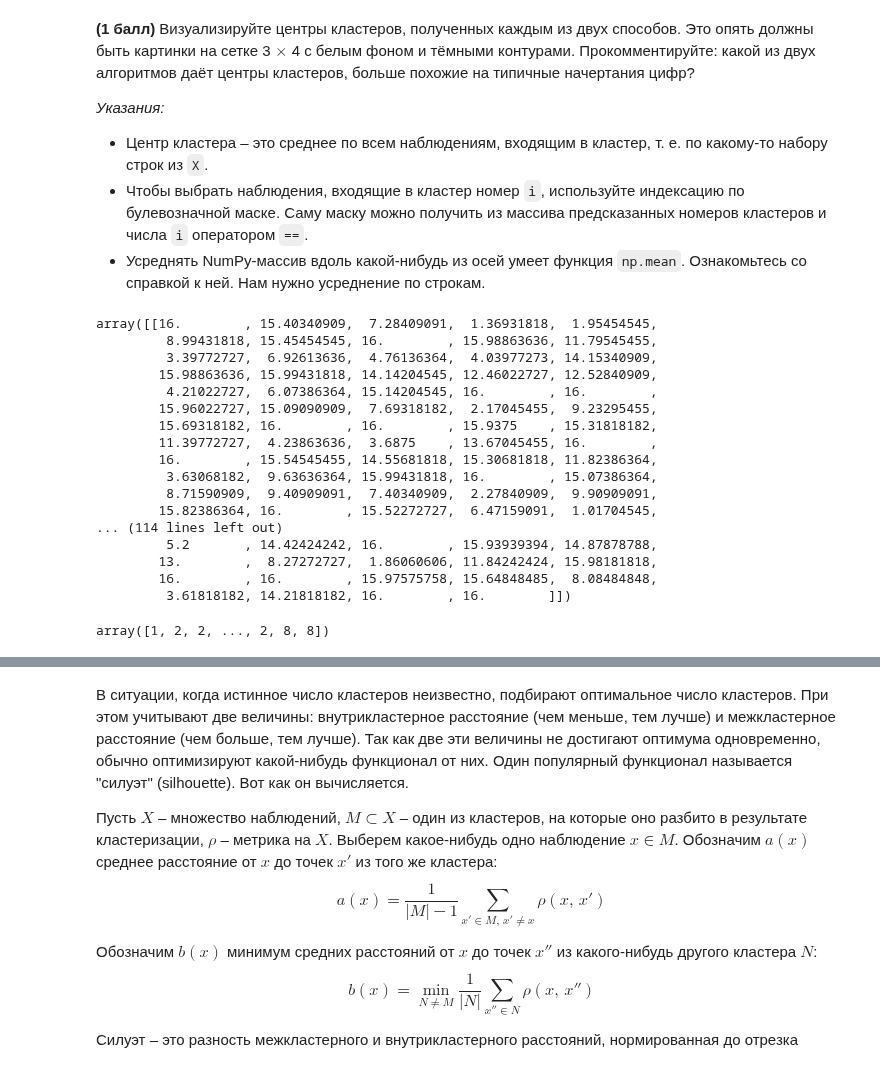
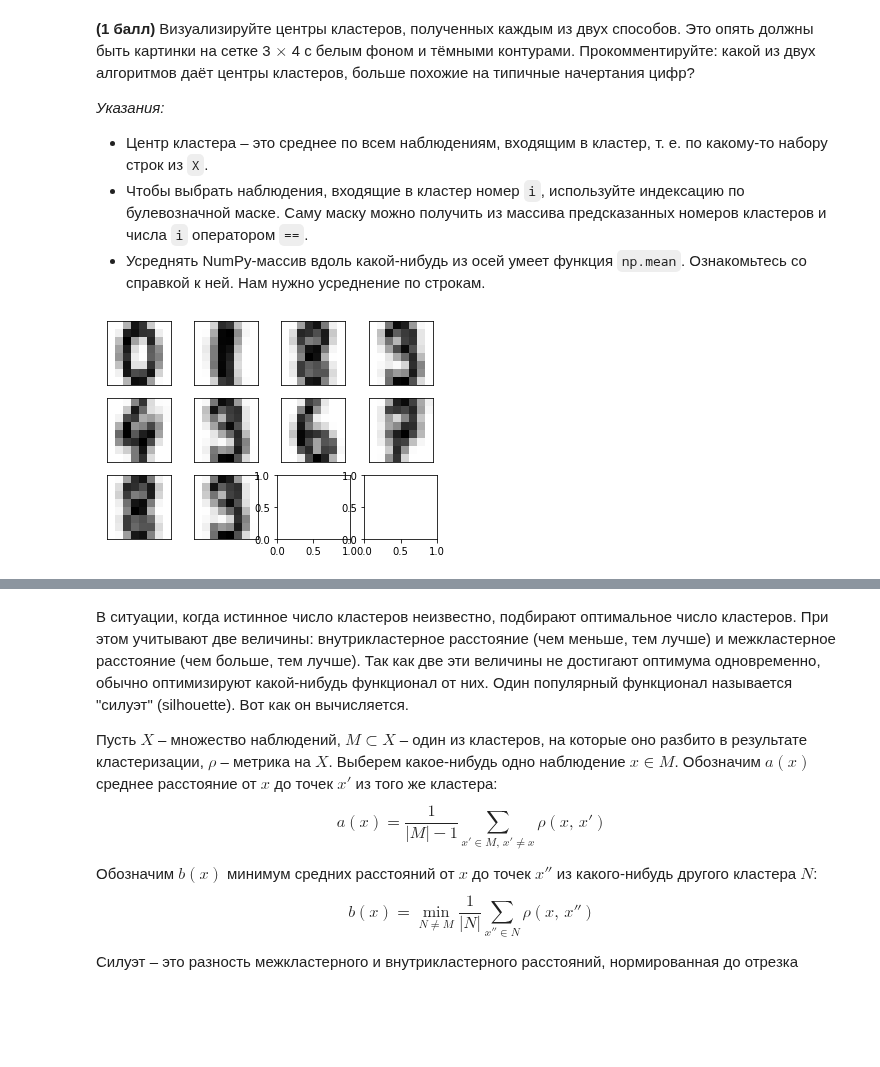
Before and after one commit to kinkpunk/ml-intro, a Jupyter notebook: 7_clustering/clustering.ipynb, the cells around one changed output, grey strips where cells are left out. Saved outputs shown, nothing was run; the diff lists cells and outputs as text; code cells hidden in the pictures; blank space fills up the shorter version.

```diff
--- a/7_clustering/clustering.ipynb
+++ b/7_clustering/clustering.ipynb
@@ -107,27 +109,3 @@ clusters_agg.shape, clusters_k.shape
 - Центр кластера – это среднее по всем наблюдениям, входящим в кластер, т. е. по какому-то набору строк из `X`.
 - Чтобы выбрать наблюдения, входящие в кластер номер `i`, используйте индексацию по булевозначной маске. Саму маску можно получить из массива предсказанных номеров кластеров и числа `i` оператором `==`.
 - Усреднять NumPy-массив вдоль какой-нибудь из осей умеет функция `np.mean`. Ознакомьтесь со справкой к ней. Нам нужно усреднение по строкам.
-# %%
-clustering_k.cluster_centers_
-# %% [output]
-array([[16.        , 15.40340909,  7.28409091,  1.36931818,  1.95454545,
-         8.99431818, 15.45454545, 16.        , 15.98863636, 11.79545455,
-         3.39772727,  6.92613636,  4.76136364,  4.03977273, 14.15340909,
-        15.98863636, 15.99431818, 14.14204545, 12.46022727, 12.52840909,
-         4.21022727,  6.07386364, 15.14204545, 16.        , 16.        ,
-        15.96022727, 15.09090909,  7.69318182,  2.17045455,  9.23295455,
-        15.69318182, 16.        , 16.        , 15.9375    , 15.31818182,
-        11.39772727,  4.23863636,  3.6875    , 13.67045455, 16.        ,
-        16.        , 15.54545455, 14.55681818, 15.30681818, 11.82386364,
-         3.63068182,  9.63636364, 15.99431818, 16.        , 15.07386364,
-         8.71590909,  9.40909091,  7.40340909,  2.27840909,  9.90909091,
-        15.82386364, 16.        , 15.52272727,  6.47159091,  1.01704545,
-... (114 lines left out)
-         5.2       , 14.42424242, 16.        , 15.93939394, 14.87878788,
-        13.        ,  8.27272727,  1.86060606, 11.84242424, 15.98181818,
-        16.        , 16.        , 15.97575758, 15.64848485,  8.08484848,
-         3.61818182, 14.21818182, 16.        , 16.        ]])
-# %%
-clustering_k.labels_
-# %% [output]
-array([1, 2, 2, ..., 2, 8, 8])
@@ -138,3 +115,13 @@ array([1, 2, 2, ..., 2, 8, 8])
+# %%
+#Визуализация центров кластеров, полученных методом иерархической кластеризации
+fig, ax = plt.subplots(3, 4)
+plt.gray()
+for axis, digit in zip(ax.flat, X_mean_agg[:10]):
+    axis.set(xticks=[], yticks=[])
+    axis.imshow(digit.reshape(8,8))
+plt.show()
+# %% [output]
+[figure, added]
 # %%
 #Визуализация центров кластеров, полученных методом 𝐾 средних
 fig, ax = plt.subplots(3, 4)
```
Also changed, not shown: parts of 28 cells of this notebook.
